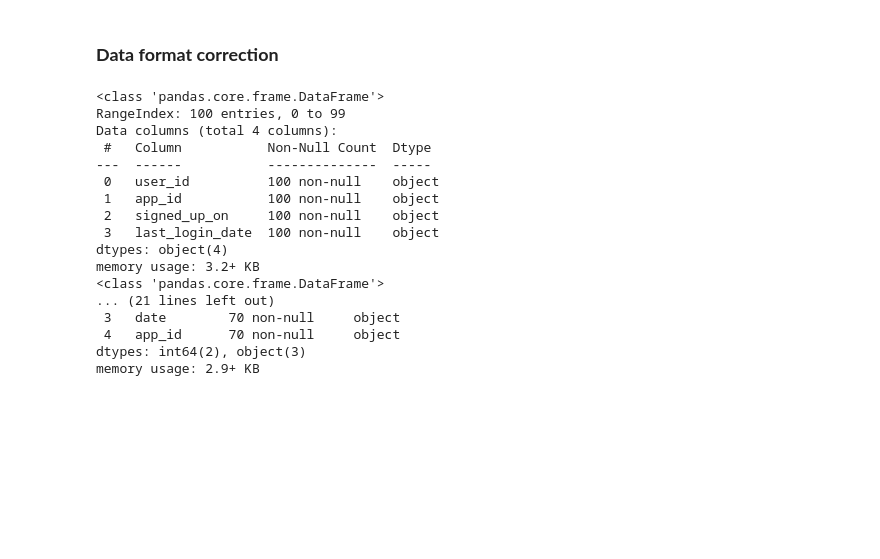
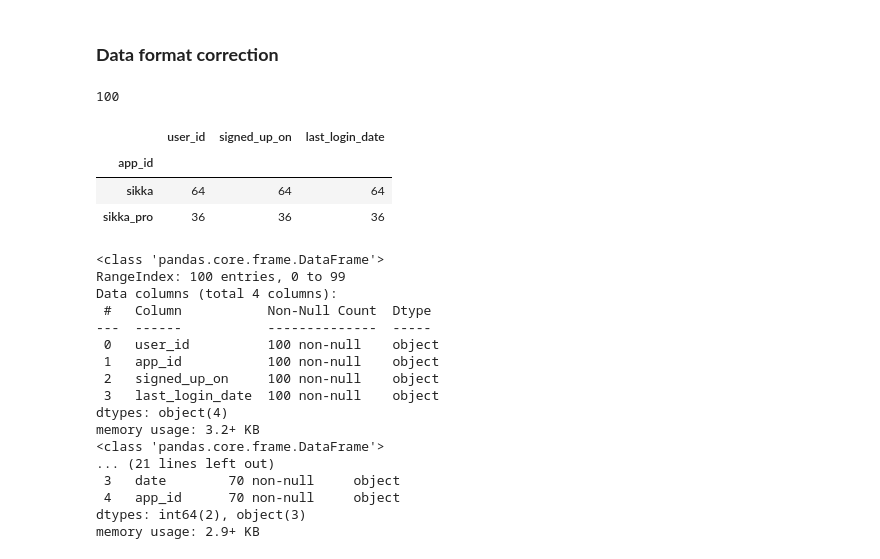
Before and after one commit to RAHULRAJ666DX/GG_Asm, a Jupyter notebook: GG_Asm.ipynb, the cells around one changed output. Cells and saved outputs as stored; diff of their text form; code cells hidden in the pictures; blank space fills up the shorter version.

```diff
--- a/GG_Asm.ipynb
+++ b/GG_Asm.ipynb
@@ -19,6 +19,17 @@ sikka_data_df= pd.read_csv("https://raw.githubusercontent.com/RAHULRAJ666DX/Gsm/
 ADX= pd.read_csv("https://raw.githubusercontent.com/RAHULRAJ666DX/Gsm/main/Q4_ADX_Sample_data.csv")
 # %% [markdown]
 ### **Data format correction**
+# %%
+User_Signup_data.user_id.nunique()
+# %% [output]
+100
+# %%
+User_Signup_data.groupby(['app_id']).count()
+# %% [output]
+|  | user_id | signed_up_on | last_login_date |
+| app_id |  |  |  |
+| sikka | 64 | 64 | 64 |
+| sikka_pro | 36 | 36 | 36 |
 # %%
 User_Signup_data.info(),User_Offer_df.info(),User_offer_completion_data.info()
 # %% [output]
```
Also changed, not shown: parts of 6 cells of this notebook.
